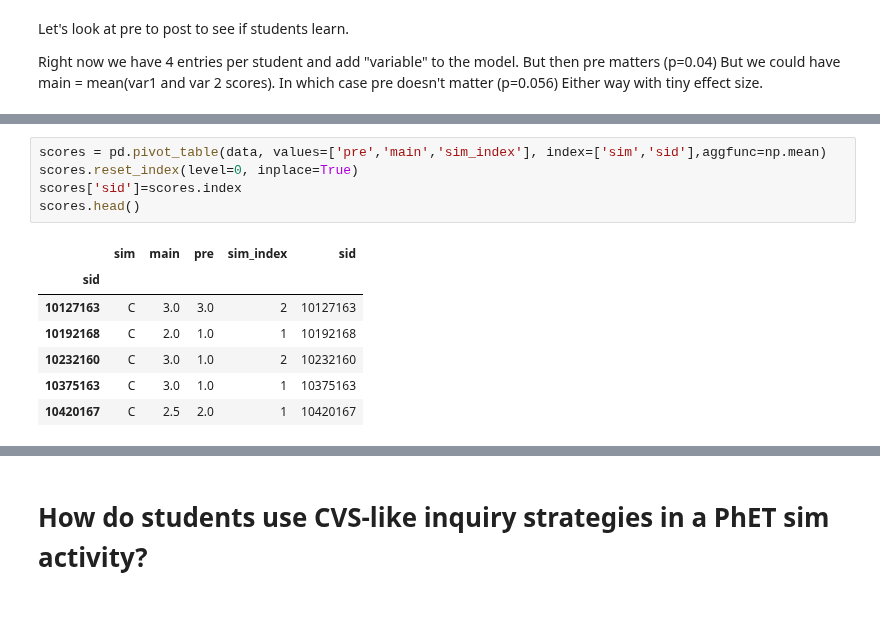
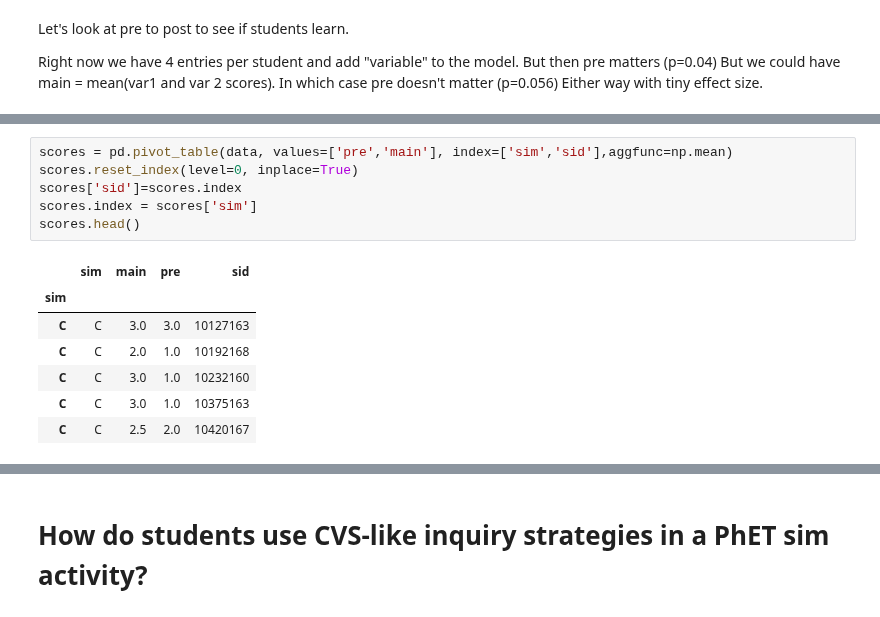
Before and after one commit to jmassall/inquiry_virtualLabs_study, a Jupyter notebook: analysis/storyline.ipynb, the cells around one changed output, grey strips where cells are left out. Drawn from its saved outputs; the diff is of its cells as text.

```diff
--- a/analysis/storyline.ipynb
+++ b/analysis/storyline.ipynb
@@ -352,14 +311,15 @@ Warnings:
 # %%
-scores = pd.pivot_table(data, values=['pre','main','sim_index'], index=['sim','sid'],aggfunc=np.mean)
+scores = pd.pivot_table(data, values=['pre','main'], index=['sim','sid'],aggfunc=np.mean)
 scores.reset_index(level=0, inplace=True)
 scores['sid']=scores.index
+scores.index = scores['sim']
 scores.head()
 # %% [output]
-|  | sim | main | pre | sim_index | sid |
-| sid |  |  |  |  |  |
-| 10127163 | C | 3.0 | 3.0 | 2 | 10127163 |
-| 10192168 | C | 2.0 | 1.0 | 1 | 10192168 |
-| 10232160 | C | 3.0 | 1.0 | 2 | 10232160 |
-| 10375163 | C | 3.0 | 1.0 | 1 | 10375163 |
-| 10420167 | C | 2.5 | 2.0 | 1 | 10420167 |
+|  | sim | main | pre | sid |
+| sim |  |  |  |  |
+| C | C | 3.0 | 3.0 | 10127163 |
+| C | C | 2.0 | 1.0 | 10192168 |
+| C | C | 3.0 | 1.0 | 10232160 |
+| C | C | 3.0 | 1.0 | 10375163 |
+| C | C | 2.5 | 2.0 | 10420167 |
 # %%
```
Also changed, not shown: parts of 37 cells of this notebook.
